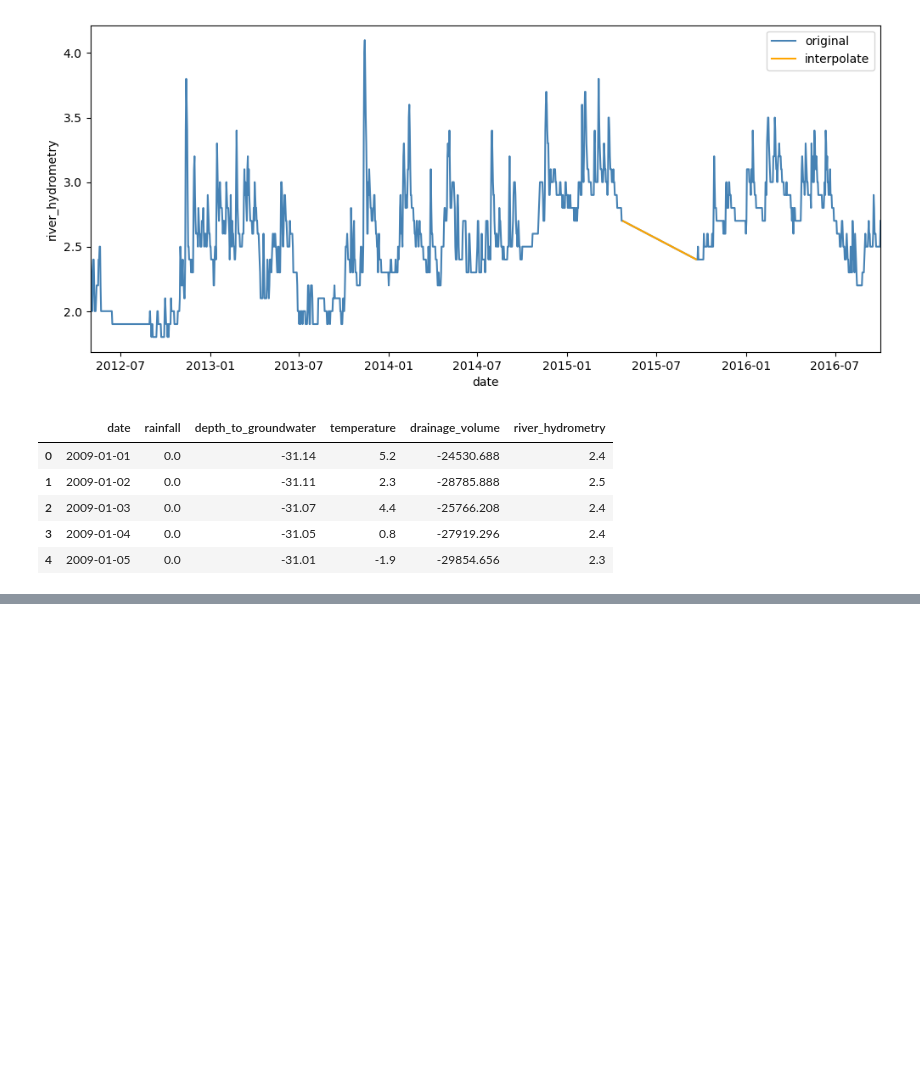
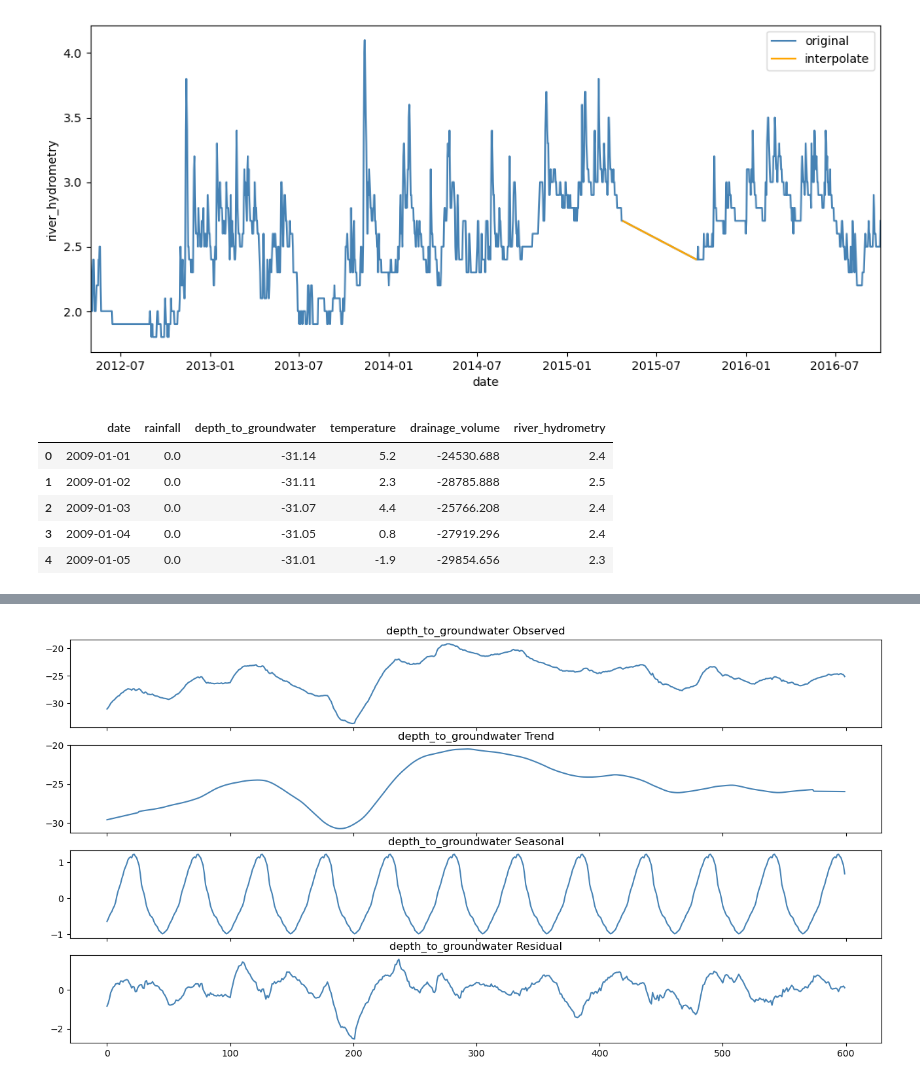
Before and after one commit to S3tuit/jup_lab, a Jupyter notebook: petrignano.ipynb, the cells around one changed output, grey strips where cells are left out. Cells and saved outputs as stored; diff of their text form; code cells hidden in the pictures; blank space fills up the shorter version.

```diff
--- a/petrignano.ipynb
+++ b/petrignano.ipynb
@@ -119,0 +175,19 @@ df.head()
+# %%
+# encoding cyclical features
+
+df['month_sin'] = np.sin(2*np.pi*df['month']/12)
+df['month_cos'] = np.cos(2*np.pi*df['month']/12)
+# %%
+# timeseries decomposition
+
+from statsmodels.tsa.seasonal import seasonal_decompose
+
+to_decompose = [
+    'rainfall', 'temperature', 'drainage_volume',
+    'river_hydrometry', 'depth_to_groundwater'
+]
+
+for column in to_decompose:
+    decomp = seasonal_decompose(df[column], period=52, model='additive', extrapolate_trend='freq')
+    df[f"{column}_trend"] = decomp.trend
+    df[f"{column}_seasonal"] = decomp.seasonal
@@ -119,0 +204,22 @@ df.head()
+# %%
+fig, ax = plt.subplots(ncols=1, nrows=4, sharex=True, figsize=(16,8))
+col = 'depth_to_groundwater'
+
+res = seasonal_decompose(df[col], period=52, model='additive',
+                         extrapolate_trend = 'freq')
+
+ax[0].set_title(f'{col} Observed')
+res.observed.plot(ax= ax[0], legend=False, color='steelblue')
+
+ax[1].set_title(f'{col} Trend')
+res.trend.plot(ax=ax[1], legend=False, color='steelblue')
+
+ax[2].set_title(f'{col} Seasonal')
+res.seasonal.plot(ax=ax[2], legend=False, color='steelblue')
+
+ax[3].set_title(f'{col} Residual')
+res.resid.plot(ax=ax[3], legend=False, color='steelblue')
+
+plt.show()
+# %% [output]
+[figure, added]
```
Also changed, not shown: parts of 13 cells of this notebook.
